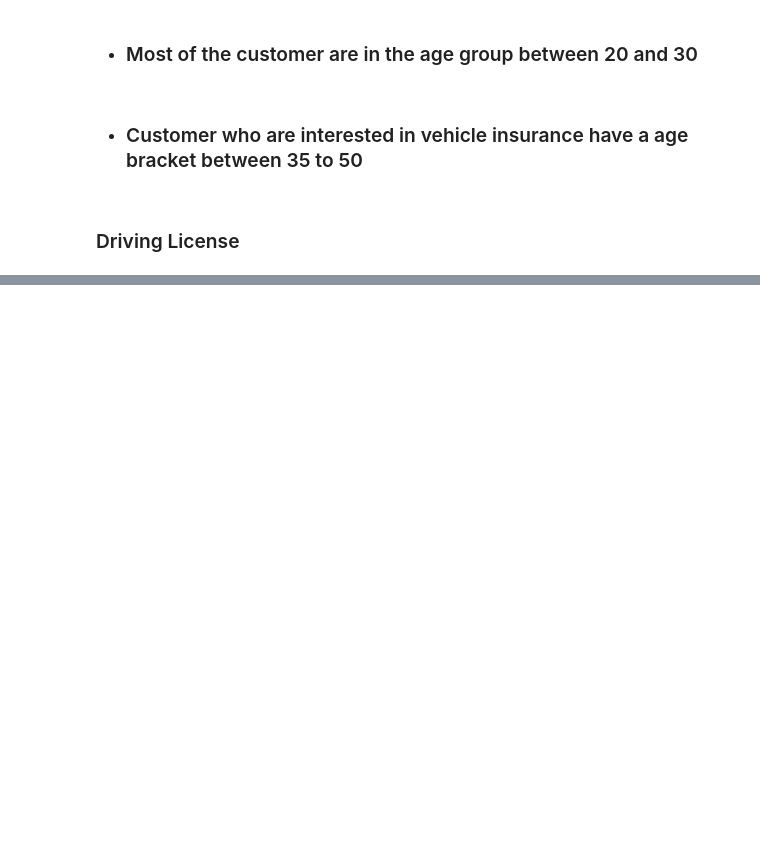
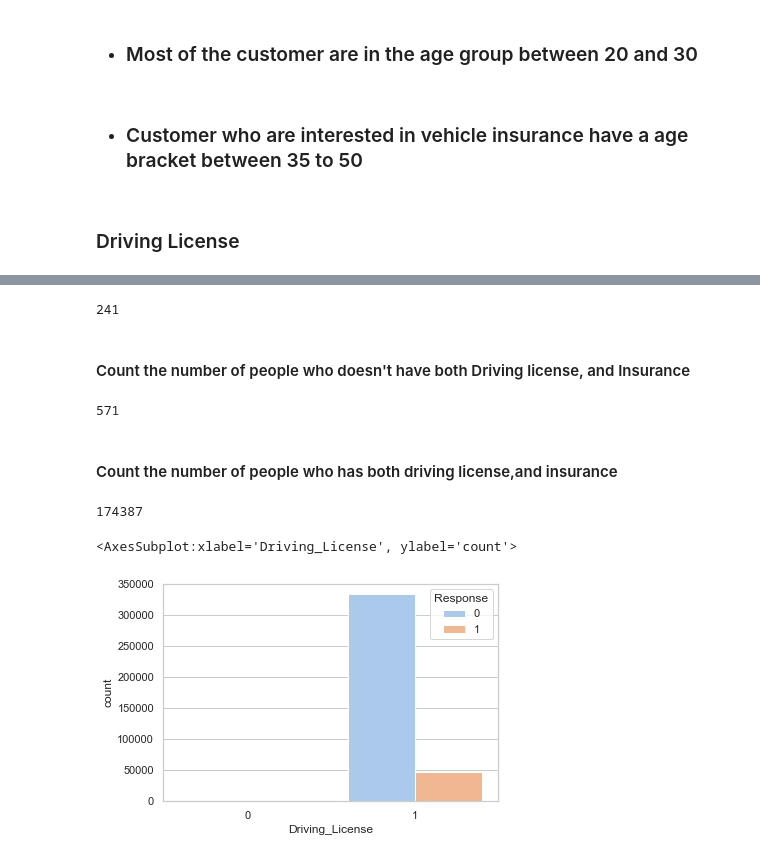
Before and after one commit to nehab13/Health_Insurance_Cross_Sell_Prediction, a Jupyter notebook: Health Insurance Cross Sell Prediction.ipynb, the cells around one changed output, grey strips where cells are left out. Drawn from its saved outputs; the diff is of its cells as text; code cells hidden in the pictures; blank space fills up the shorter version.

```diff
--- a/Health Insurance Cross Sell Prediction.ipynb
+++ b/Health Insurance Cross Sell Prediction.ipynb
@@ -141,12 +141,3 @@ plt.show()
 - ### Customer who are interested in vehicle insurance have a age bracket between 35 to 50
 # %% [markdown]
 ### Driving License
-# %%
-sns.set_palette("pastel")
-plt.figure(figsize = (13,5))
-plt.subplot(1,2,1)
-sns.countplot(train['Driving_License'])
-plt.title("count of Driving_License")
-plt.subplot(1,2,2)
-sns.pointplot(train['Driving_License'],train['Response'])
-plt.show()
@@ -156,0 +146,21 @@ Most of the people have Driving License
+# %%
+len(train[(train['Driving_License']==0) & (train['Previously_Insured'] == 1)])
+# %% [output]
+241
+# %% [markdown]
+#### Count the number of people who doesn't have both Driving license, and Insurance
+# %%
+len(train[(train['Driving_License']==0) & (train['Previously_Insured'] == 0)])
+# %% [output]
+571
+# %% [markdown]
+#### Count the number of people who has both driving license,and insurance
+# %%
+len(train[(train['Driving_License']==1) & (train['Previously_Insured'] == 1)])
+# %% [output]
+174387
+# %%
+sns.countplot(train['Driving_License'],hue=train['Response'])
+# %% [output]
+<AxesSubplot:xlabel='Driving_License', ylabel='count'>
+[figure, added]
```
Also changed, not shown: parts of 34 cells of this notebook.
